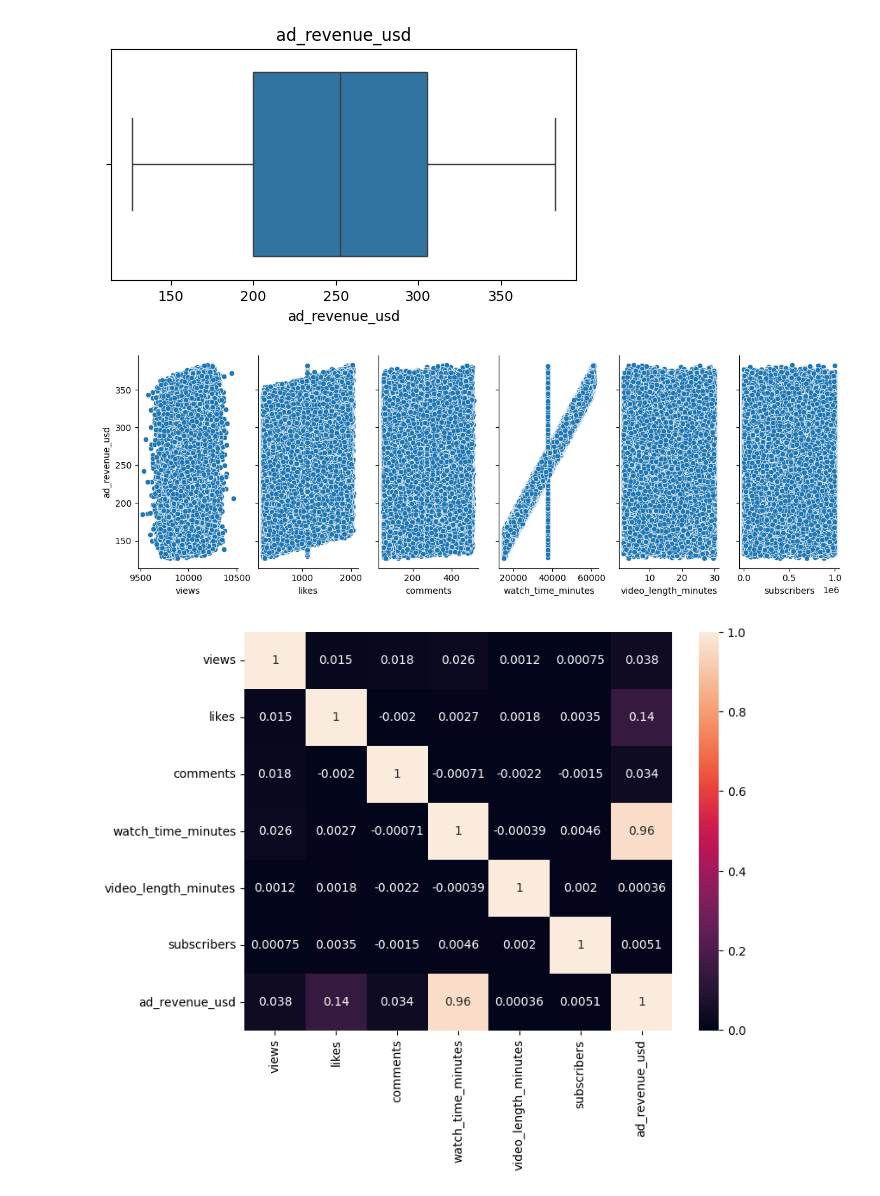
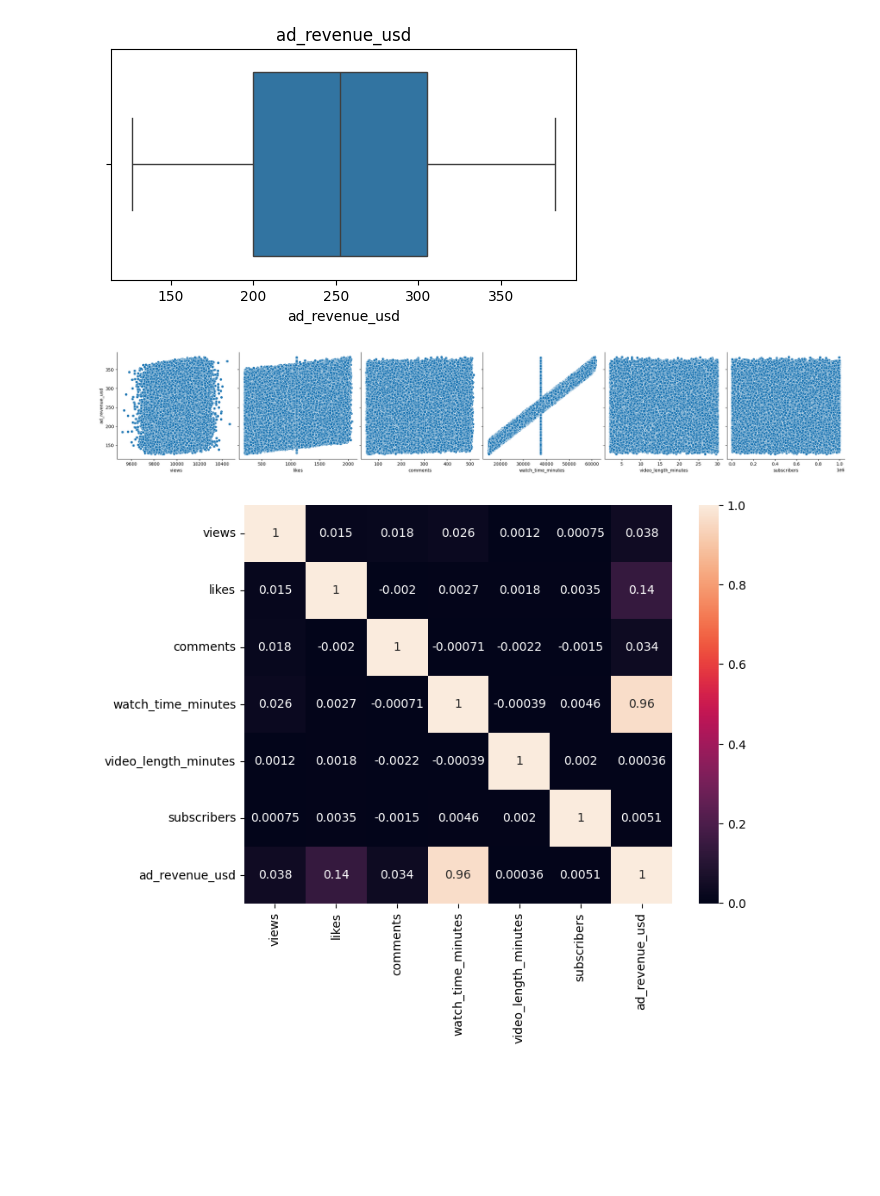
Before and after one commit to Leena-AJ/Content-_Monetization_Modeler, a Jupyter notebook: cmm.ipynb, the cells around one changed output. Drawn from its saved outputs; the diff is of its cells as text; code cells hidden in the pictures; blank space fills up the shorter version.

```diff
--- a/cmm.ipynb
+++ b/cmm.ipynb
@@ -224,10 +224,10 @@ for col in num_cols:
 [figure]
 # %%
 sns.pairplot(df, x_vars=['views', 'likes', 'comments', 'watch_time_minutes', 'video_length_minutes', 'subscribers'],
-y_vars='ad_revenue_usd',height=4, aspect=0.5, kind='scatter')
+y_vars='ad_revenue_usd',height=4, aspect=1, kind='scatter')
 plt.show()
 # %% [output]
-[figure, old version]
+[figure, new version]
 # %%
 corr = df.corr(numeric_only=True)
 
```
Also changed, not shown: parts of 8 cells of this notebook, 1 other file.
